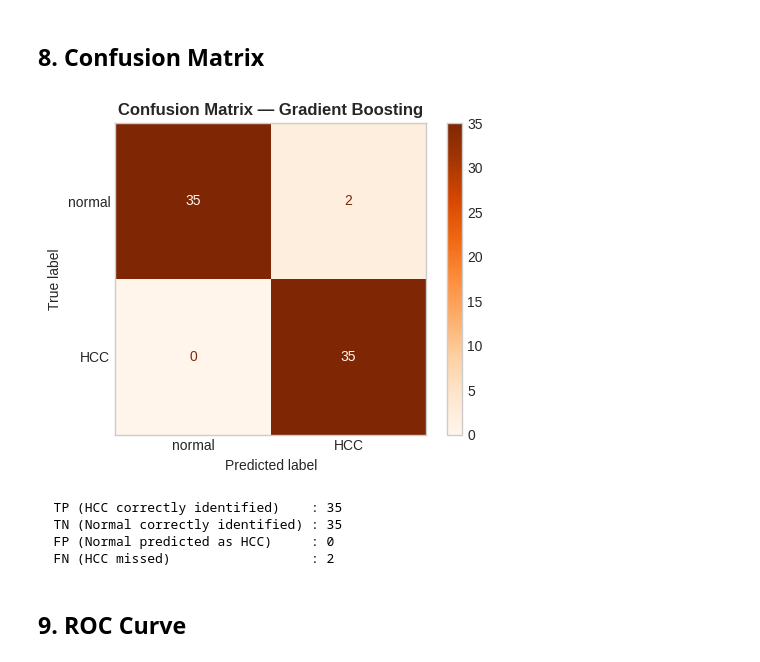
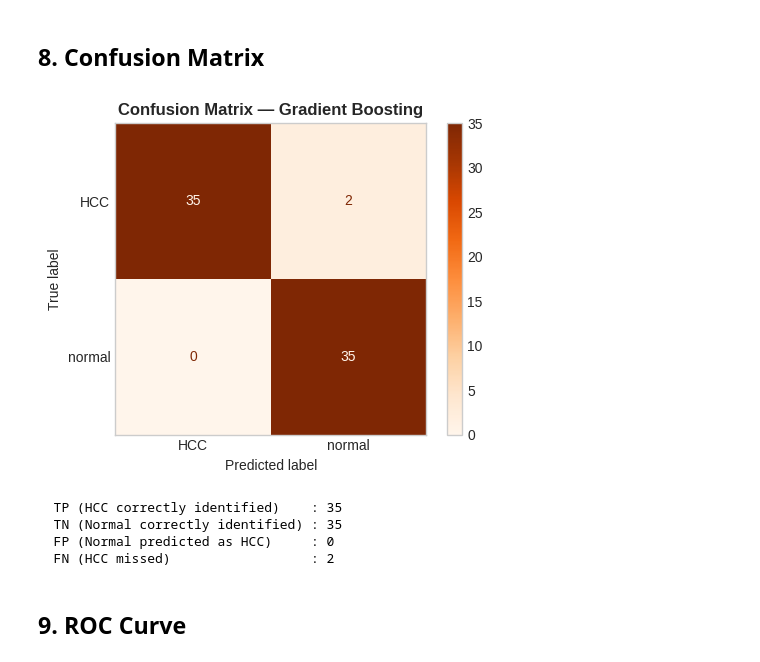
Before and after one commit to shiva-shivanibokka/Cumida-ML-Model, a Jupyter notebook: 04_gradient_boosting.ipynb, the cells around one changed output. Cells and saved outputs as stored; diff of their text form; code cells hidden in the pictures.

```diff
--- a/04_gradient_boosting.ipynb
+++ b/04_gradient_boosting.ipynb
@@ -230,26 +230,26 @@ Since the baseline model was already performing almost perfectly on this dataset
 # %%
 fig, ax = plt.subplots(figsize=(5, 4))
 
 # We use from_predictions because from_estimator would feed string labels into our binary model
 ConfusionMatrixDisplay.from_predictions(
     y_test, y_pred_best,
-    display_labels=[class_neg, class_pos],
+    display_labels=[class_pos, class_neg],
     cmap='Oranges',
     ax=ax
 )
 ax.set_title('Confusion Matrix — Gradient Boosting', fontsize=12, fontweight='bold')
 ax.grid(False)
 plt.tight_layout()
 plt.show()
 
 cm = confusion_matrix(y_test, y_pred_best, labels=[class_neg, class_pos])
 tn, fp, fn, tp = cm.ravel()
 print(f'  TP (HCC correctly identified)    : {tp}')
 print(f'  TN (Normal correctly identified) : {tn}')
 print(f'  FP (Normal predicted as HCC)     : {fp}')
 print(f'  FN (HCC missed)                  : {fn}')
 # %% [output]
-[figure, old version]
+[figure, new version]
   TP (HCC correctly identified)    : 35
   TN (Normal correctly identified) : 35
   FP (Normal predicted as HCC)     : 0
```
Also changed, not shown: 1 other file.
